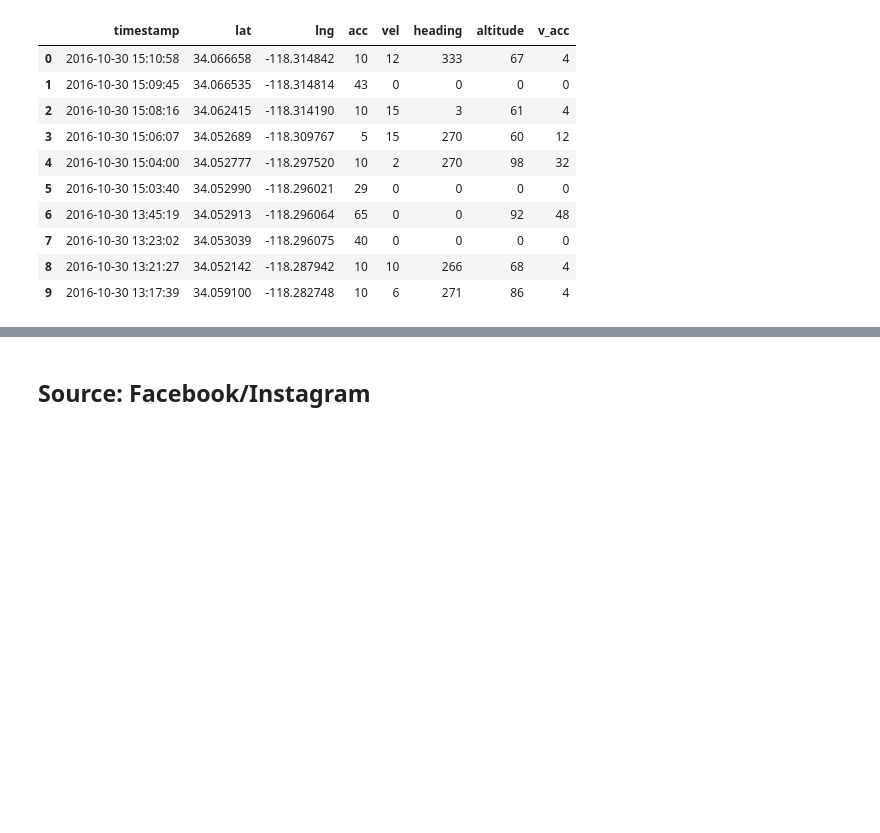
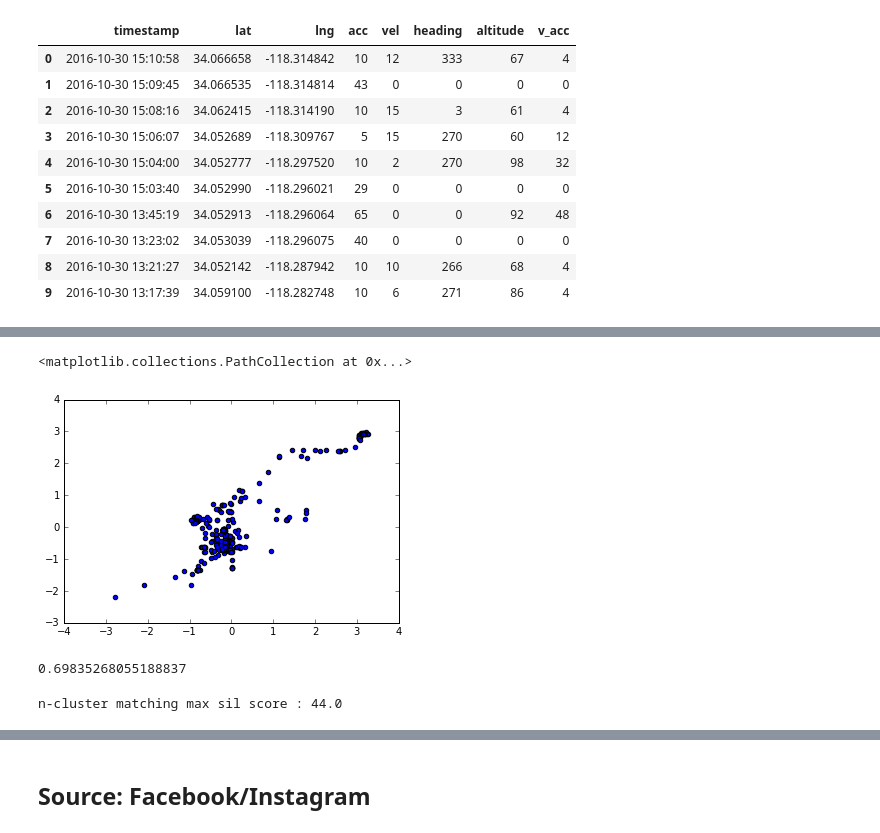
Before and after one commit to aaronk313/dsi, a Jupyter notebook: Project_sg1.ipynb, the cells around one changed output, grey strips where cells are left out. Drawn from its saved outputs; the diff is of its cells as text; code cells hidden in the pictures; blank space fills up the shorter version.

```diff
--- a/Project_sg1.ipynb
+++ b/Project_sg1.ipynb
@@ -246,0 +311,8 @@ Based on the following degree precision information (Source: Wikipedia, https://
+# %%
+# Re-scaled scatter plot
+
+plt.scatter(preprocessing.scale(np.array(gloc_hist_alt['lat'])), \
+            preprocessing.scale(np.array(gloc_hist_alt['lng'])))
+# %% [output]
+<matplotlib.collections.PathCollection at 0x...>
+[figure, added]
@@ -246,0 +336,12 @@ Based on the following degree precision information (Source: Wikipedia, https://
+# %%
+np.amax(klist[3:100,1])
+# %% [output]
+0.69835268055188837
+# %%
+for n in klist:
+    if n[1]==np.amax(klist[3:100,1]):
+        n_max =n[0]
+        sc_max = np.amax(klist[3:100,1])
+        print "n-cluster matching max sil score : %s"%n[0]
+# %% [output]
+n-cluster matching max sil score : 44.0
```
Also changed, not shown: parts of 55 cells of this notebook, 4 other files.
